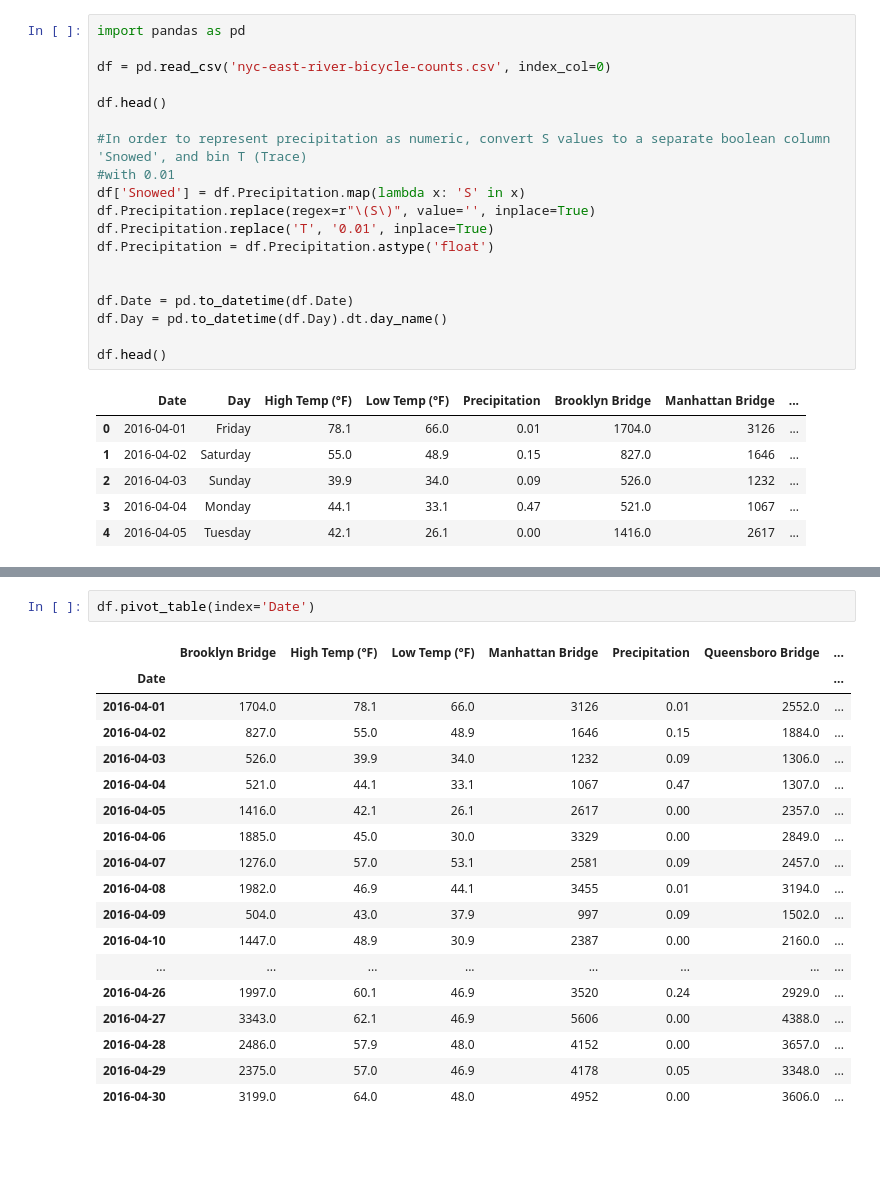
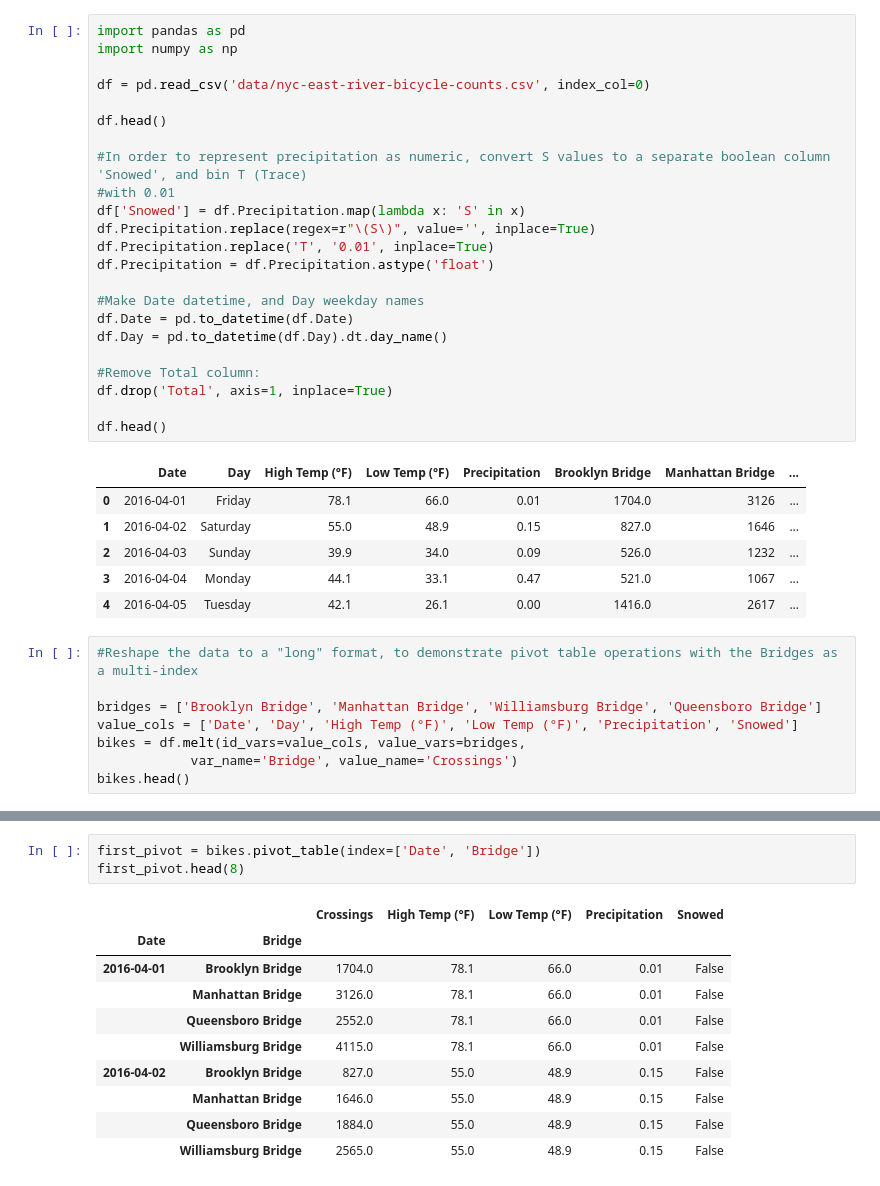
Before and after one commit to jmillerbrooks/Pivot-Tables-With-NYC-Bikes, a Jupyter notebook: blog.ipynb, the cells around one changed output, grey strips where cells are left out. Cells and saved outputs as stored; diff of their text form; blank space fills up the shorter version.

```diff
--- a/blog.ipynb
+++ b/blog.ipynb
@@ -1,7 +1,8 @@
 # %%
 import pandas as pd
+import numpy as np
 
-df = pd.read_csv('nyc-east-river-bicycle-counts.csv', index_col=0)
+df = pd.read_csv('data/nyc-east-river-bicycle-counts.csv', index_col=0)
 
 df.head()
 
@@ -12,10 +13,13 @@ df.Precipitation.replace(regex=r"\(S\)", value='', inplace=True)
 df.Precipitation.replace('T', '0.01', inplace=True)
 df.Precipitation = df.Precipitation.astype('float')
 
-
+#Make Date datetime, and Day weekday names
 df.Date = pd.to_datetime(df.Date)
 df.Day = pd.to_datetime(df.Day).dt.day_name()
 
+#Remove Total column:
+df.drop('Total', axis=1, inplace=True)
+
 df.head()
 # %% [output]
 |  | Date | Day | High Temp (°F) | Low Temp (°F) | Precipitation | Brooklyn Bridge | Manhattan Bridge | ... |
@@ -24,3 +28,11 @@ df.head()
 | 2 | 2016-04-03 | Sunday | 39.9 | 34.0 | 0.09 | 526.0 | 1232 | ... |
 | 3 | 2016-04-04 | Monday | 44.1 | 33.1 | 0.47 | 521.0 | 1067 | ... |
 | 4 | 2016-04-05 | Tuesday | 42.1 | 26.1 | 0.00 | 1416.0 | 2617 | ... |
+# %%
+#Reshape the data to a "long" format, to demonstrate pivot table operations with the Bridges as a multi-index
+
+bridges = ['Brooklyn Bridge', 'Manhattan Bridge', 'Williamsburg Bridge', 'Queensboro Bridge']
+value_cols = ['Date', 'Day', 'High Temp (°F)', 'Low Temp (°F)', 'Precipitation', 'Snowed']
+bikes = df.melt(id_vars=value_cols, value_vars=bridges,
+            var_name='Bridge', value_name='Crossings')
+bikes.head()
@@ -27,21 +55,14 @@ df.head()
 # %%
-df.pivot_table(index='Date')
+first_pivot = bikes.pivot_table(index=['Date', 'Bridge'])
+first_pivot.head(8)
 # %% [output]
-|  | Brooklyn Bridge | High Temp (°F) | Low Temp (°F) | Manhattan Bridge | Precipitation | Queensboro Bridge | ... |
-| Date |  |  |  |  |  |  | ... |
-| 2016-04-01 | 1704.0 | 78.1 | 66.0 | 3126 | 0.01 | 2552.0 | ... |
-| 2016-04-02 | 827.0 | 55.0 | 48.9 | 1646 | 0.15 | 1884.0 | ... |
-| 2016-04-03 | 526.0 | 39.9 | 34.0 | 1232 | 0.09 | 1306.0 | ... |
-| 2016-04-04 | 521.0 | 44.1 | 33.1 | 1067 | 0.47 | 1307.0 | ... |
-| 2016-04-05 | 1416.0 | 42.1 | 26.1 | 2617 | 0.00 | 2357.0 | ... |
-| 2016-04-06 | 1885.0 | 45.0 | 30.0 | 3329 | 0.00 | 2849.0 | ... |
-| 2016-04-07 | 1276.0 | 57.0 | 53.1 | 2581 | 0.09 | 2457.0 | ... |
-| 2016-04-08 | 1982.0 | 46.9 | 44.1 | 3455 | 0.01 | 3194.0 | ... |
-| 2016-04-09 | 504.0 | 43.0 | 37.9 | 997 | 0.09 | 1502.0 | ... |
-| 2016-04-10 | 1447.0 | 48.9 | 30.9 | 2387 | 0.00 | 2160.0 | ... |
-| ... | ... | ... | ... | ... | ... | ... | ... |
-| 2016-04-26 | 1997.0 | 60.1 | 46.9 | 3520 | 0.24 | 2929.0 | ... |
-| 2016-04-27 | 3343.0 | 62.1 | 46.9 | 5606 | 0.00 | 4388.0 | ... |
-| 2016-04-28 | 2486.0 | 57.9 | 48.0 | 4152 | 0.00 | 3657.0 | ... |
-| 2016-04-29 | 2375.0 | 57.0 | 46.9 | 4178 | 0.05 | 3348.0 | ... |
-| 2016-04-30 | 3199.0 | 64.0 | 48.0 | 4952 | 0.00 | 3606.0 | ... |
+|  |  | Crossings | High Temp (°F) | Low Temp (°F) | Precipitation | Snowed |
+| Date | Bridge |  |  |  |  |  |
+| 2016-04-01 | Brooklyn Bridge | 1704.0 | 78.1 | 66.0 | 0.01 | False |
+|  | Manhattan Bridge | 3126.0 | 78.1 | 66.0 | 0.01 | False |
+|  | Queensboro Bridge | 2552.0 | 78.1 | 66.0 | 0.01 | False |
+|  | Williamsburg Bridge | 4115.0 | 78.1 | 66.0 | 0.01 | False |
+| 2016-04-02 | Brooklyn Bridge | 827.0 | 55.0 | 48.9 | 0.15 | False |
+|  | Manhattan Bridge | 1646.0 | 55.0 | 48.9 | 0.15 | False |
+|  | Queensboro Bridge | 1884.0 | 55.0 | 48.9 | 0.15 | False |
+|  | Williamsburg Bridge | 2565.0 | 55.0 | 48.9 | 0.15 | False |
```
Also changed, not shown: parts of 8 cells of this notebook.
